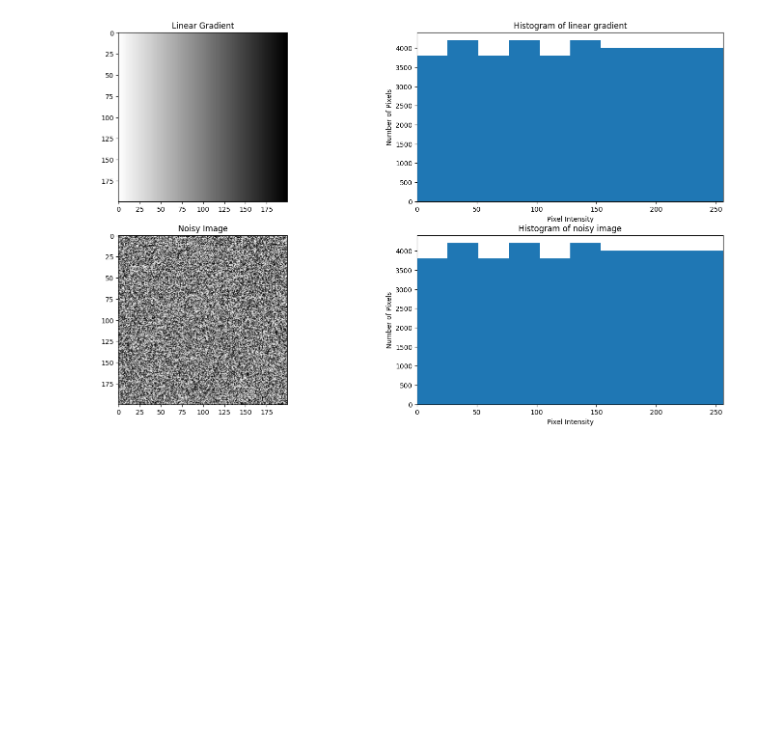
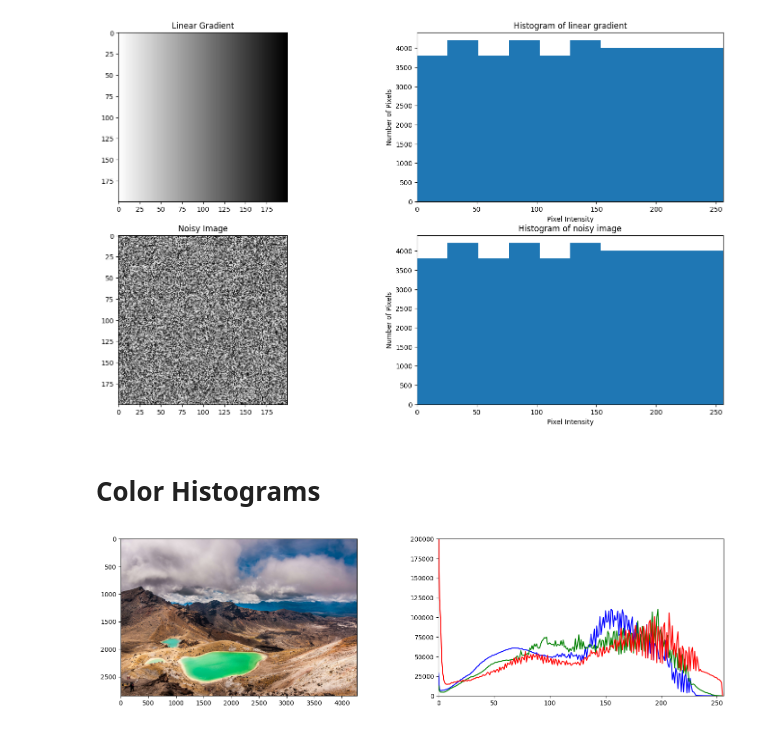
Before and after one commit to saulyaguana/Histograms-ColorSegmentation, a Jupyter notebook: histograms/histograms.ipynb, the cells around one changed output. Saved outputs shown, nothing was run; the diff lists cells and outputs as text; code cells hidden in the pictures; blank space fills up the shorter version.

Commit message:
Histograms for color images, algo using a mask

```diff
--- a/histograms/histograms.ipynb
+++ b/histograms/histograms.ipynb
@@ -164,3 +166,21 @@ plt.ylabel("Number of Pixels")
 plt.title("Histogram of noisy image");
 # %% [output]
 [figure]
+# %% [markdown]
+# Color Histograms
+# %%
+img = cv2.imread("./Emerald_Lakes_New_Zealand.jpg")
+
+hist1 = cv2.calcHist([img], [0], None, [256], [0, 255])  # B
+hist2 = cv2.calcHist([img], [1], None, [256], [0, 255])  # G
+hist3 = cv2.calcHist([img], [2], None, [256], [0, 255])  # R
+
+plt.figure(figsize=(18, 10))
+plt.subplot(221); plt.imshow(img[:, :, ::-1])
+
+plt.subplot(222)
+plt.plot(hist1, 'b'); plt.plot(hist2, 'g'); plt.plot(hist3, 'r')
+plt.xlim([0, 256])
+plt.ylim([0, 200000]);
+# %% [output]
+[figure, added]
```
Also changed, not shown: parts of 3 cells of this notebook, 1 other file.
